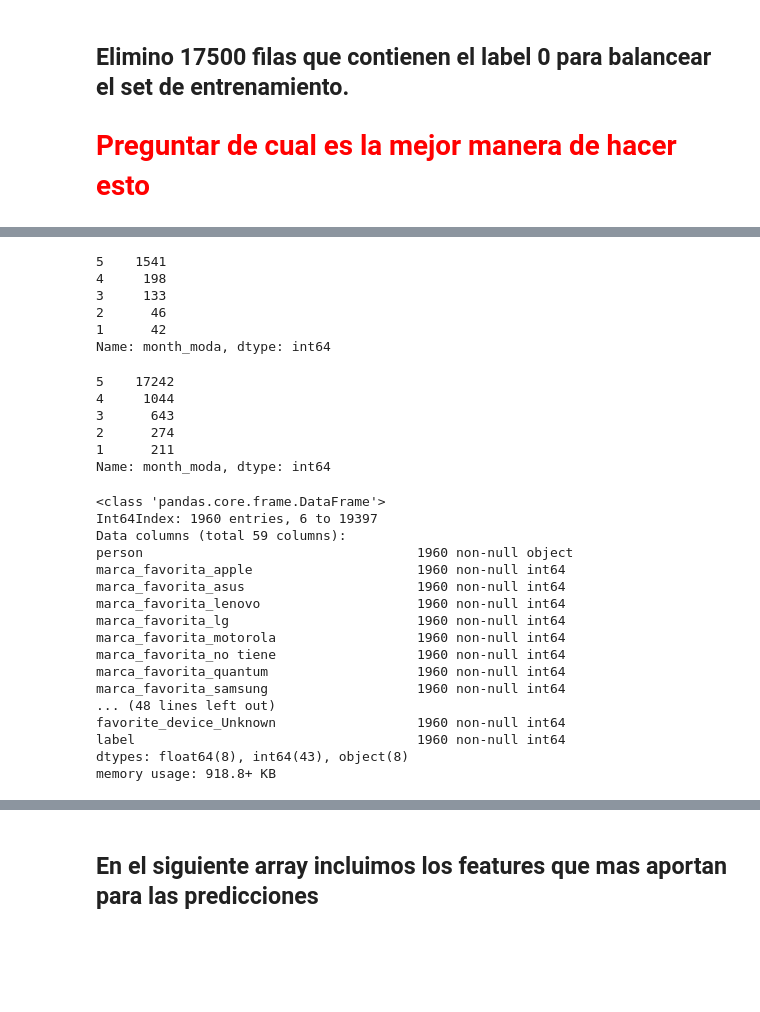
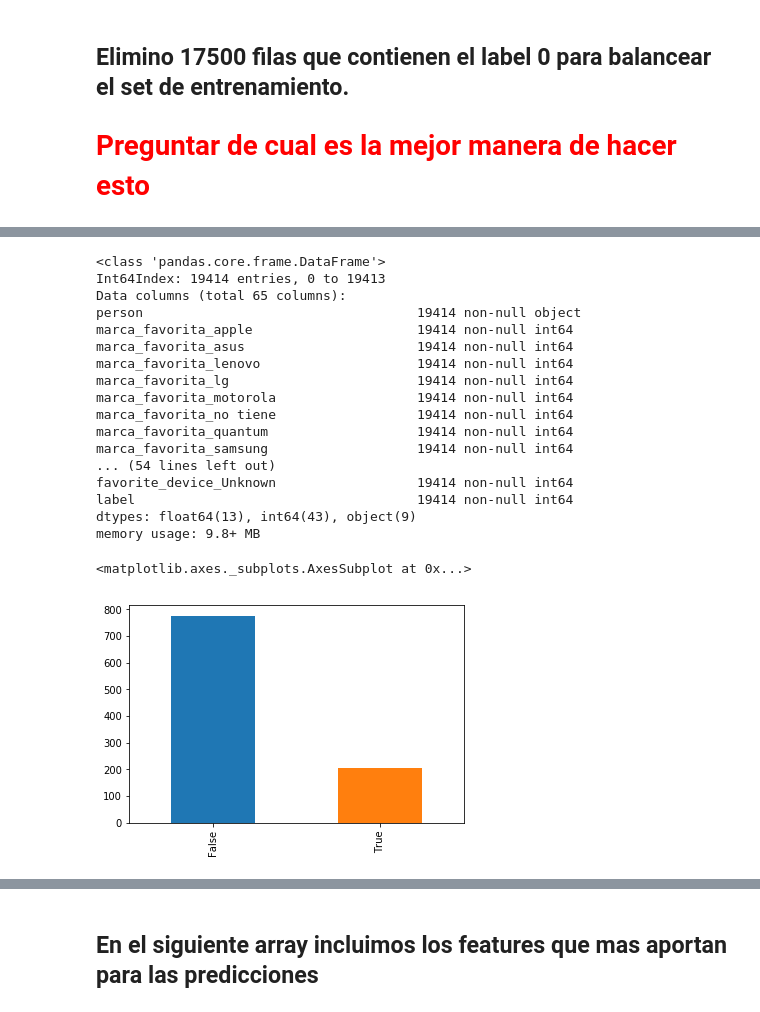
Before and after one commit to gabyrobles93/7506-TP2-MachineLearning, a Jupyter notebook: notebooks/final_model.ipynb, the cells around one changed output, grey strips where cells are left out. Saved outputs shown, nothing was run; the diff lists cells and outputs as text; code cells hidden in the pictures; blank space fills up the shorter version.

```diff
--- a/notebooks/final_model.ipynb
+++ b/notebooks/final_model.ipynb
@@ -77,38 +75,23 @@ Name: label, dtype: int64
-# %%
-r_training_set.month_moda.value_counts()
-# %% [output]
-5    1541
-4     198
-3     133
-2      46
-1      42
-Name: month_moda, dtype: int64
-# %%
-training_set['month_moda'].value_counts()
-# %% [output]
-5    17242
-4     1044
-3      643
-2      274
-1      211
-Name: month_moda, dtype: int64
 # %%
-r_training_set.info()
+training_set.info()
 # %% [output]
 <class 'pandas.core.frame.DataFrame'>
-Int64Index: 1960 entries, 6 to 19397
-Data columns (total 59 columns):
-person                                   1960 non-null object
-marca_favorita_apple                     1960 non-null int64
-marca_favorita_asus                      1960 non-null int64
-marca_favorita_lenovo                    1960 non-null int64
-marca_favorita_lg                        1960 non-null int64
-marca_favorita_motorola                  1960 non-null int64
-marca_favorita_no tiene                  1960 non-null int64
-marca_favorita_quantum                   1960 non-null int64
-marca_favorita_samsung                   1960 non-null int64
-... (48 lines left out)
-favorite_device_Unknown                  1960 non-null int64
-label                                    1960 non-null int64
-dtypes: float64(8), int64(43), object(8)
-memory usage: 918.8+ KB
+Int64Index: 19414 entries, 0 to 19413
+Data columns (total 65 columns):
+person                                   19414 non-null object
+marca_favorita_apple                     19414 non-null int64
+marca_favorita_asus                      19414 non-null int64
+marca_favorita_lenovo                    19414 non-null int64
+marca_favorita_lg                        19414 non-null int64
+marca_favorita_motorola                  19414 non-null int64
+marca_favorita_no tiene                  19414 non-null int64
+marca_favorita_quantum                   19414 non-null int64
+marca_favorita_samsung                   19414 non-null int64
+... (54 lines left out)
+favorite_device_Unknown                  19414 non-null int64
+label                                    19414 non-null int64
+dtypes: float64(13), int64(43), object(9)
+memory usage: 9.8+ MB
+# %%
+buyers = training_set.loc[training_set.label == 1]
+not_buyers = training_set.loc[training_set.label == 0]
@@ -114,0 +102,5 @@ memory usage: 918.8+ KB
+# %%
+buyers['completa_flujo'].value_counts().plot.bar()
+# %% [output]
+<matplotlib.axes._subplots.AxesSubplot at 0x...>
+[figure, added]
```
Also changed, not shown: parts of 25 cells of this notebook, 4 other files.
